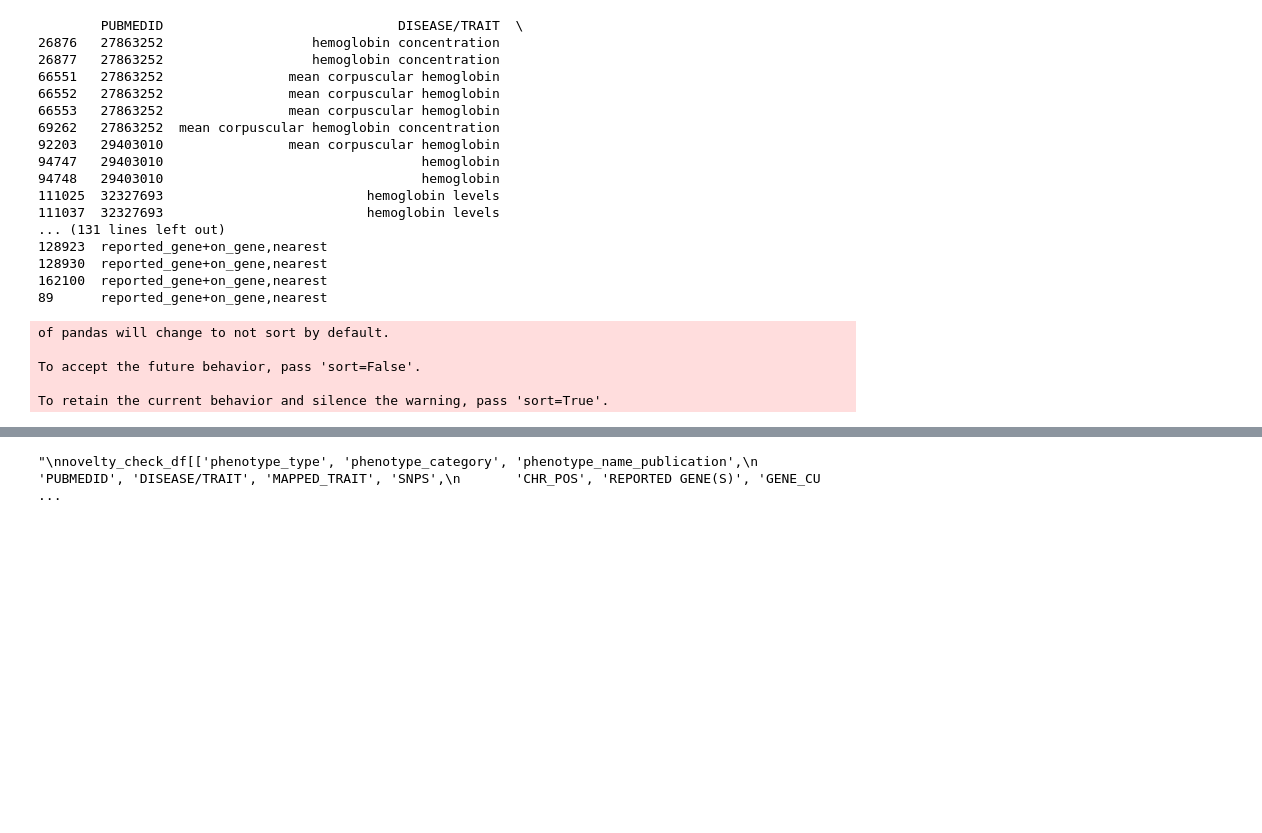
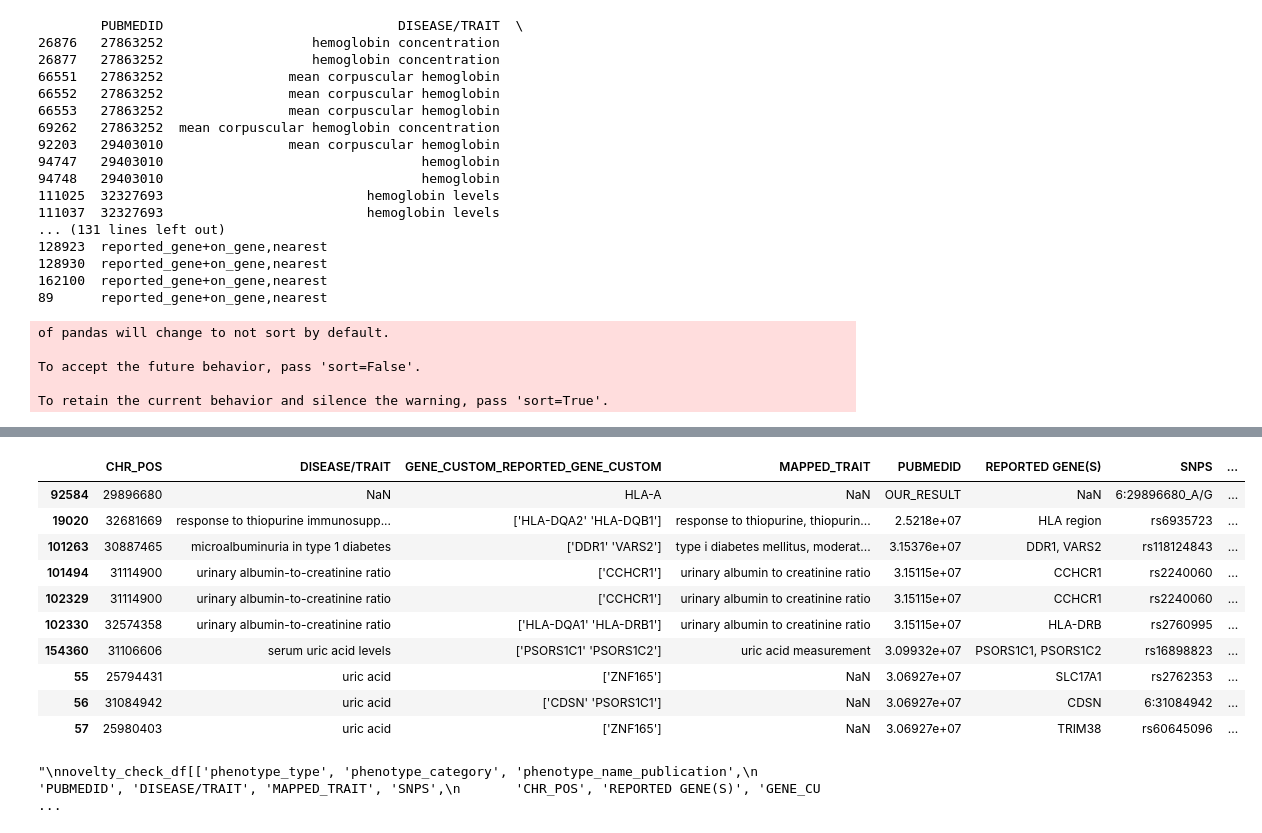
Before and after one commit to chanwkimlab/MHC_Kor_Assoc, a Jupyter notebook: 8_meta_analysis.ipynb, the cells around one changed output, grey strips where cells are left out. Cells and saved outputs as stored; diff of their text form; code cells hidden in the pictures; blank space fills up the shorter version.

```diff
--- a/8_meta_analysis.ipynb
+++ b/8_meta_analysis.ipynb
@@ -947,3 +935,17 @@ novelty_check_df
+# %%
+novelty_check_df[novelty_check_df['phenotype_name']=='blood_in_urine']
+# %% [output]
+|  | CHR_POS | DISEASE/TRAIT | GENE_CUSTOM_REPORTED_GENE_CUSTOM | MAPPED_TRAIT | PUBMEDID | REPORTED GENE(S) | SNPS | ... |
+| 92584 | 29896680 | NaN | HLA-A | NaN | OUR_RESULT | NaN | 6:29896680_A/G | ... |
+| 19020 | 32681669 | response to thiopurine immunosupp... | ['HLA-DQA2' 'HLA-DQB1'] | response to thiopurine, thiopurin... | 2.5218e+07 | HLA region | rs6935723 | ... |
+| 101263 | 30887465 | microalbuminuria in type 1 diabetes | ['DDR1' 'VARS2'] | type i diabetes mellitus, moderat... | 3.15376e+07 | DDR1, VARS2 | rs118124843 | ... |
+| 101494 | 31114900 | urinary albumin-to-creatinine ratio | ['CCHCR1'] | urinary albumin to creatinine ratio | 3.15115e+07 | CCHCR1 | rs2240060 | ... |
+| 102329 | 31114900 | urinary albumin-to-creatinine ratio | ['CCHCR1'] | urinary albumin to creatinine ratio | 3.15115e+07 | CCHCR1 | rs2240060 | ... |
+| 102330 | 32574358 | urinary albumin-to-creatinine ratio | ['HLA-DQA1' 'HLA-DRB1'] | urinary albumin to creatinine ratio | 3.15115e+07 | HLA-DRB | rs2760995 | ... |
+| 154360 | 31106606 | serum uric acid levels | ['PSORS1C1' 'PSORS1C2'] | uric acid measurement | 3.09932e+07 | PSORS1C1, PSORS1C2 | rs16898823 | ... |
+| 55 | 25794431 | uric acid | ['ZNF165'] | NaN | 3.06927e+07 | SLC17A1 | rs2762353 | ... |
+| 56 | 31084942 | uric acid | ['CDSN' 'PSORS1C1'] | NaN | 3.06927e+07 | CDSN | 6:31084942 | ... |
+| 57 | 25980403 | uric acid | ['ZNF165'] | NaN | 3.06927e+07 | TRIM38 | rs60645096 | ... |
 # %%
 """
 novelty_check_df[['phenotype_type', 'phenotype_category', 'phenotype_name_publication',
```
Also changed, not shown: parts of 3 cells of this notebook, 1 other file.
